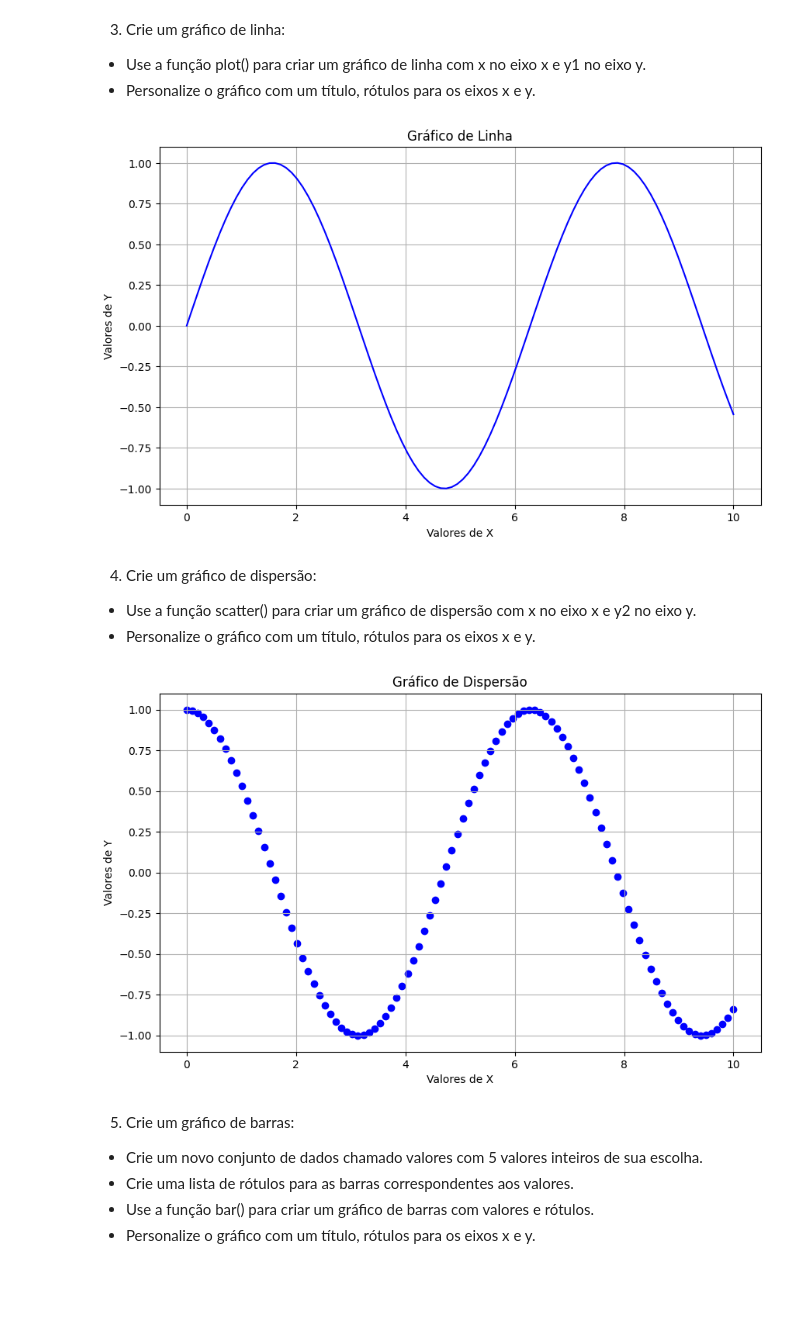
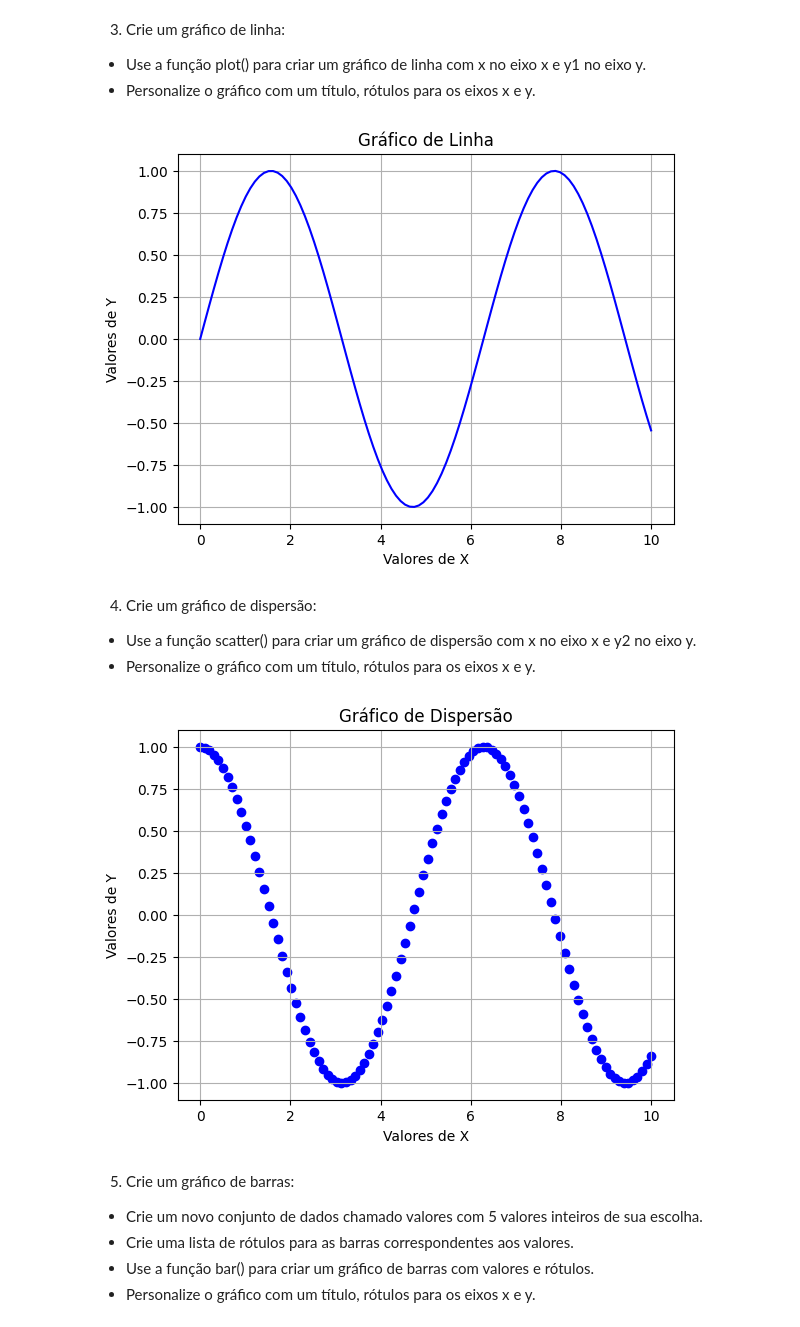
Before and after one commit to guilhermelaviola/AtividadesDescomplica, a Jupyter notebook: Atividade2_PraticaComBibliotecaMatplotlib.ipynb, the cells around one changed output. Saved outputs shown, nothing was run; the diff lists cells and outputs as text; code cells hidden in the pictures; blank space fills up the shorter version.

```diff
--- a/Atividade2_PraticaComBibliotecaMatplotlib.ipynb
+++ b/Atividade2_PraticaComBibliotecaMatplotlib.ipynb
@@ -21,21 +21,19 @@ y2 = np.cos(x)
 *   Use a função plot() para criar um gráfico de linha com x no eixo x e y1 no eixo y.
 *   Personalize o gráfico com um título, rótulos para os eixos x e y.
 # %%
-plt.figure(figsize=(10, 6))
 plt.plot(x, y1, color='blue')
 plt.xlabel('Valores de X')
 plt.ylabel('Valores de Y')
 plt.title('Gráfico de Linha')
 plt.grid(True)
 plt.show()
 # %% [output]
-[figure, old version]
+[figure, new version]
 # %% [markdown]
 4. Crie um gráfico de dispersão:
 *   Use a função scatter() para criar um gráfico de dispersão com x no eixo x e y2 no eixo y.
 *   Personalize o gráfico com um título, rótulos para os eixos x e y.
 # %%
-plt.figure(figsize=(10, 6))
 plt.scatter(x, y2, color='blue')
 plt.xlabel('Valores de X')
 plt.ylabel('Valores de Y')
@@ -43,7 +41,7 @@ plt.title('Gráfico de Dispersão')
 plt.grid(True)
 plt.show()
 # %% [output]
-[figure, old version]
+[figure, new version]
 # %% [markdown]
 5. Crie um gráfico de barras:
 *   Crie um novo conjunto de dados chamado valores com 5 valores inteiros de sua escolha.
```
Also changed, not shown: parts of 4 cells of this notebook.
